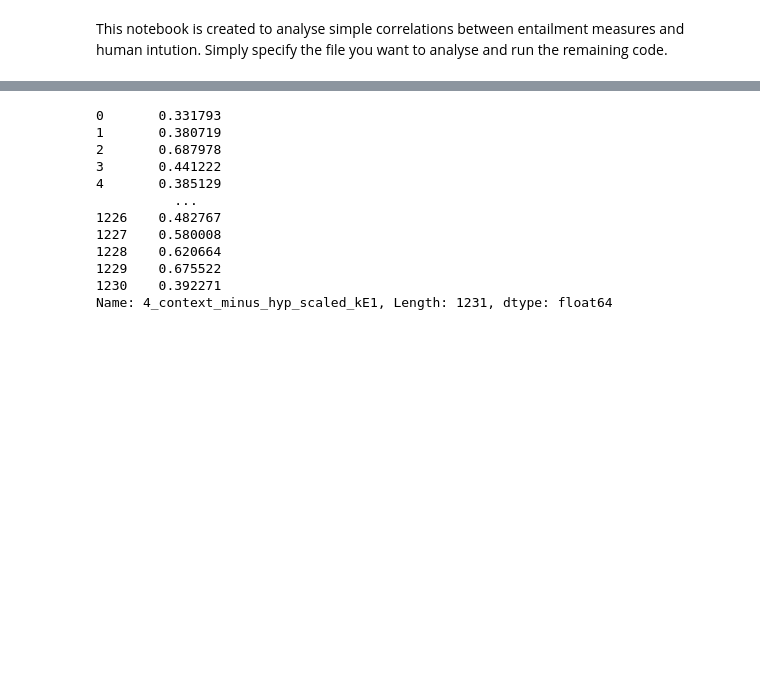
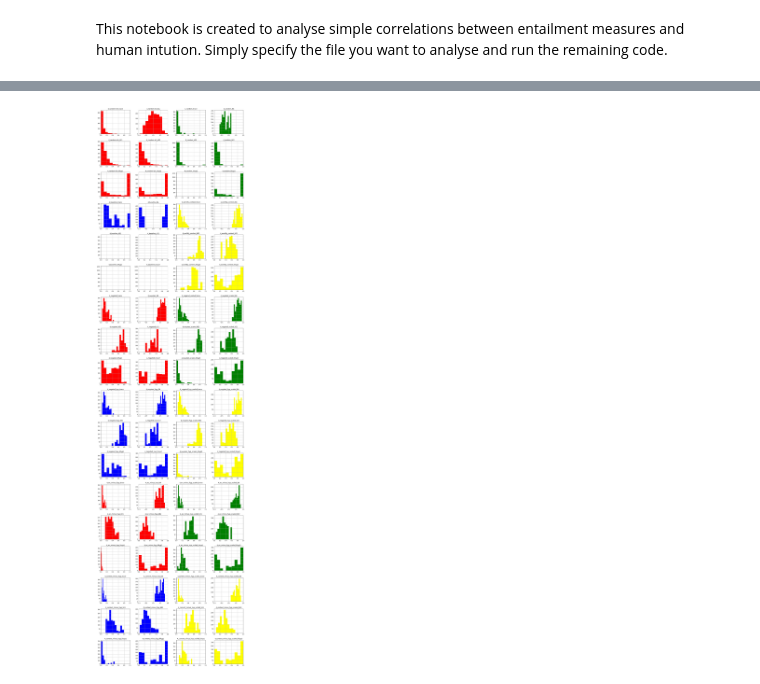
Before and after one commit to BenjaminRodatz/ConvNegWord, a Jupyter notebook: jupyter/p_entails_not_p_evaluation.ipynb, the cells around one changed output, grey strips where cells are left out. Drawn from its saved outputs; the diff is of its cells as text; code cells hidden in the pictures; blank space fills up the shorter version.

```diff
--- a/jupyter/p_entails_not_p_evaluation.ipynb
+++ b/jupyter/p_entails_not_p_evaluation.ipynb
@@ -106,15 +101,25 @@ for col in df.columns[5:]:
 # %%
-df['4_context_minus_hyp_scaled_kE1']
+counter = 0
+
+colors = ['red', 'green', 'blue', 'yellow']
+# columns = ['4_negated', '4_negated_scaled',
+#             '4_negated_hyp', '4_negated_hyp_scaled'
+#             '4_wc_minux_hyp', '4_wc_minux_hyp_scaled'
+#             '4_context_minus_hyp', '4_context_minus_hyp_scaled']
+
+fig, ax = plt.subplots(nrows=(math.ceil(len(df.columns[5:])/4)), ncols=4, figsize=(20, 80))
+for col in df.columns[5:]:
+    if "" in col:
+        col_no = int(counter / 6) % 2
+        row_no = int(counter / 12)
+
+        axis = ax[int((counter % 6) / 2) + row_no * 3, (counter % 6) % 2 + col_no * 2]
+
+        axis.set_xlim(0, 1)
+        if "BA" in col:
+            axis.set_xlim(-1, 1)
+        df.hist(column=col, ax = axis, color=colors[(int(counter / 6)) % len(colors)])
+
+        counter += 1
 # %% [output]
-0       0.331793
-1       0.380719
-2       0.687978
-3       0.441222
-4       0.385129
-          ...
-1226    0.482767
-1227    0.580008
-1228    0.620664
-1229    0.675522
-1230    0.392271
-Name: 4_context_minus_hyp_scaled_kE1, Length: 1231, dtype: float64
+[figure, added]
```
Also changed, not shown: parts of 3 cells of this notebook, 7 other files.
